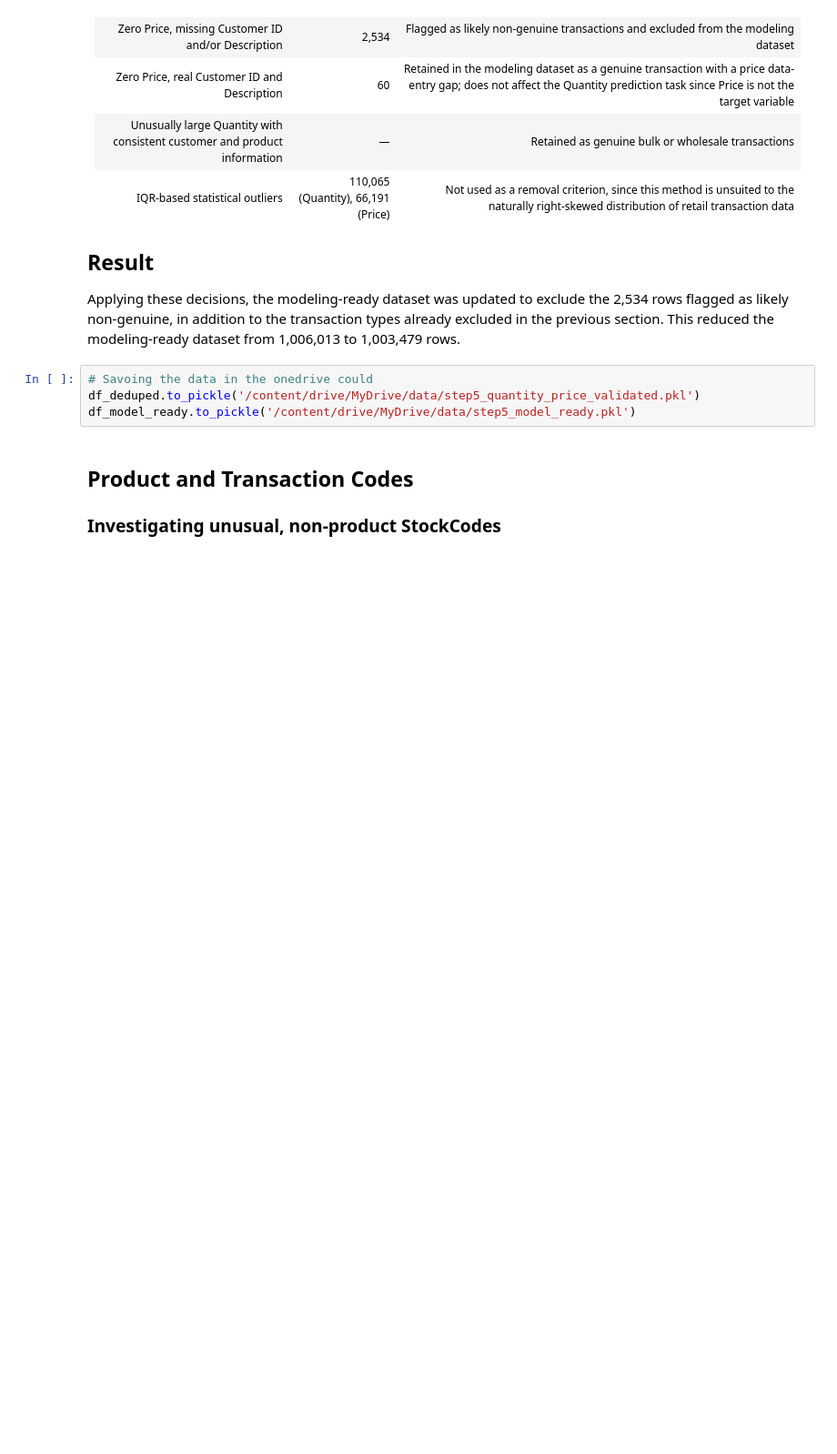
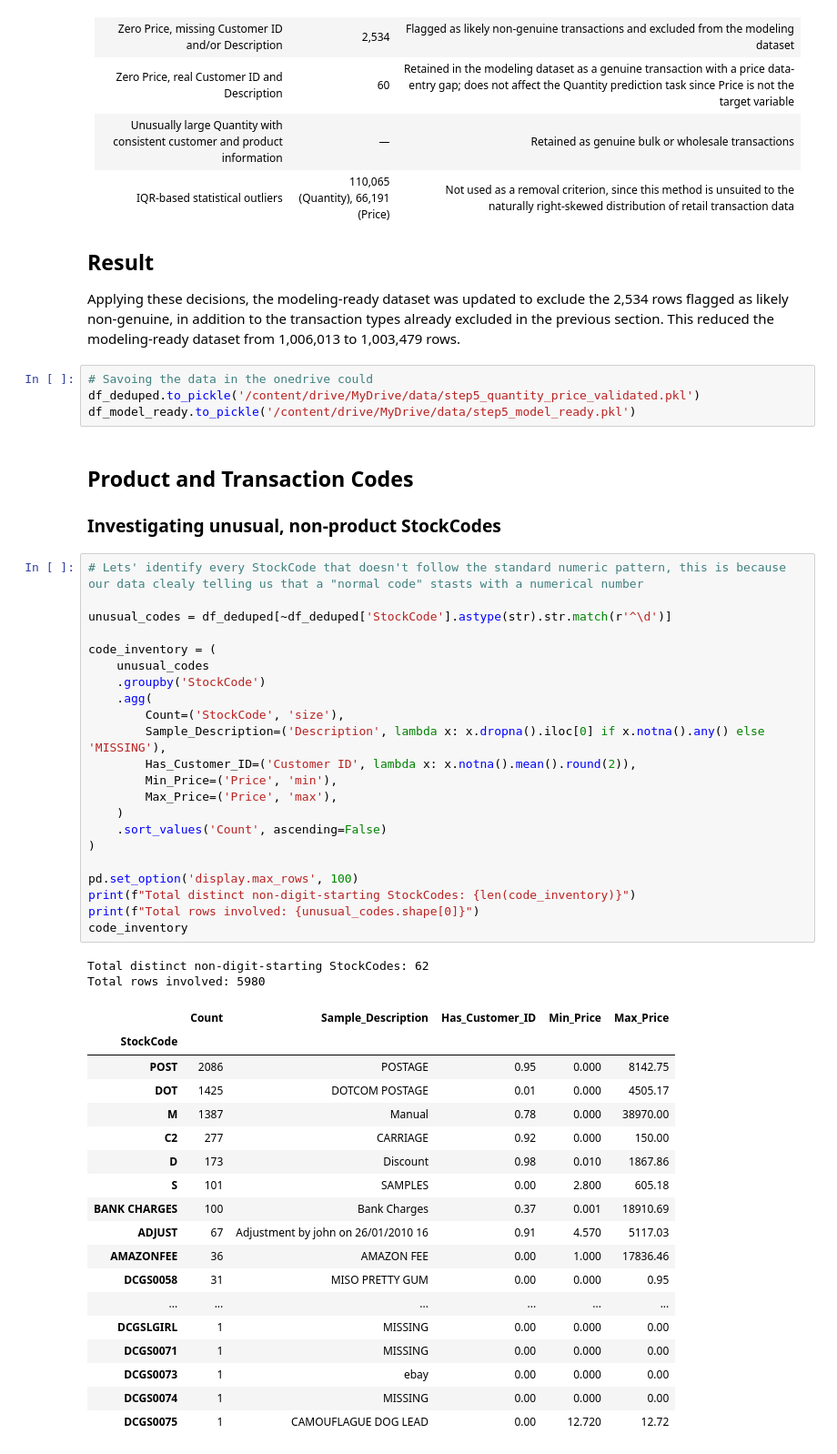
Before and after one commit to JoseAlberto88/Cleaning-Online-Retail-Data-and-Predicting-Purchase-Quantity, a Jupyter notebook: Cleaning_Data.ipynb, the cells around one changed output. Shown at 91% size. Cells and saved outputs as stored; diff of their text form; blank space fills up the shorter version.

```diff
--- a/Cleaning_Data.ipynb
+++ b/Cleaning_Data.ipynb
@@ -1274,3 +1274,46 @@ df_model_ready.to_pickle('/content/drive/MyDrive/data/step5_model_ready.pkl')
 ## **Product and Transaction Codes**
 
 ### Investigating unusual, non-product StockCodes
+# %%
+# Lets' identify every StockCode that doesn't follow the standard numeric pattern, this is because our data clealy telling us that a "normal code" stasts with a numerical number
+
+unusual_codes = df_deduped[~df_deduped['StockCode'].astype(str).str.match(r'^\d')]
+
+code_inventory = (
+    unusual_codes
+    .groupby('StockCode')
+    .agg(
+        Count=('StockCode', 'size'),
+        Sample_Description=('Description', lambda x: x.dropna().iloc[0] if x.notna().any() else 'MISSING'),
+        Has_Customer_ID=('Customer ID', lambda x: x.notna().mean().round(2)),
+        Min_Price=('Price', 'min'),
+        Max_Price=('Price', 'max'),
+    )
+    .sort_values('Count', ascending=False)
+)
+
+pd.set_option('display.max_rows', 100)
+print(f"Total distinct non-digit-starting StockCodes: {len(code_inventory)}")
+print(f"Total rows involved: {unusual_codes.shape[0]}")
+code_inventory
+# %% [output]
+Total distinct non-digit-starting StockCodes: 62
+Total rows involved: 5980
+|  | Count | Sample_Description | Has_Customer_ID | Min_Price | Max_Price |
+| StockCode |  |  |  |  |  |
+| POST | 2086 | POSTAGE | 0.95 | 0.000 | 8142.75 |
+| DOT | 1425 | DOTCOM POSTAGE | 0.01 | 0.000 | 4505.17 |
+| M | 1387 | Manual | 0.78 | 0.000 | 38970.00 |
+| C2 | 277 | CARRIAGE | 0.92 | 0.000 | 150.00 |
+| D | 173 | Discount | 0.98 | 0.010 | 1867.86 |
+| S | 101 | SAMPLES | 0.00 | 2.800 | 605.18 |
+| BANK CHARGES | 100 | Bank Charges | 0.37 | 0.001 | 18910.69 |
+| ADJUST | 67 | Adjustment by john on 26/01/2010 16 | 0.91 | 4.570 | 5117.03 |
+| AMAZONFEE | 36 | AMAZON FEE | 0.00 | 1.000 | 17836.46 |
+| DCGS0058 | 31 | MISO PRETTY GUM | 0.00 | 0.000 | 0.95 |
+| ... | ... | ... | ... | ... | ... |
+| DCGSLGIRL | 1 | MISSING | 0.00 | 0.000 | 0.00 |
+| DCGS0071 | 1 | MISSING | 0.00 | 0.000 | 0.00 |
+| DCGS0073 | 1 | ebay | 0.00 | 0.000 | 0.00 |
+| DCGS0074 | 1 | MISSING | 0.00 | 0.000 | 0.00 |
+| DCGS0075 | 1 | CAMOUFLAGUE DOG LEAD | 0.00 | 12.720 | 12.72 |
```
Also changed, not shown: parts of 9 cells of this notebook.
